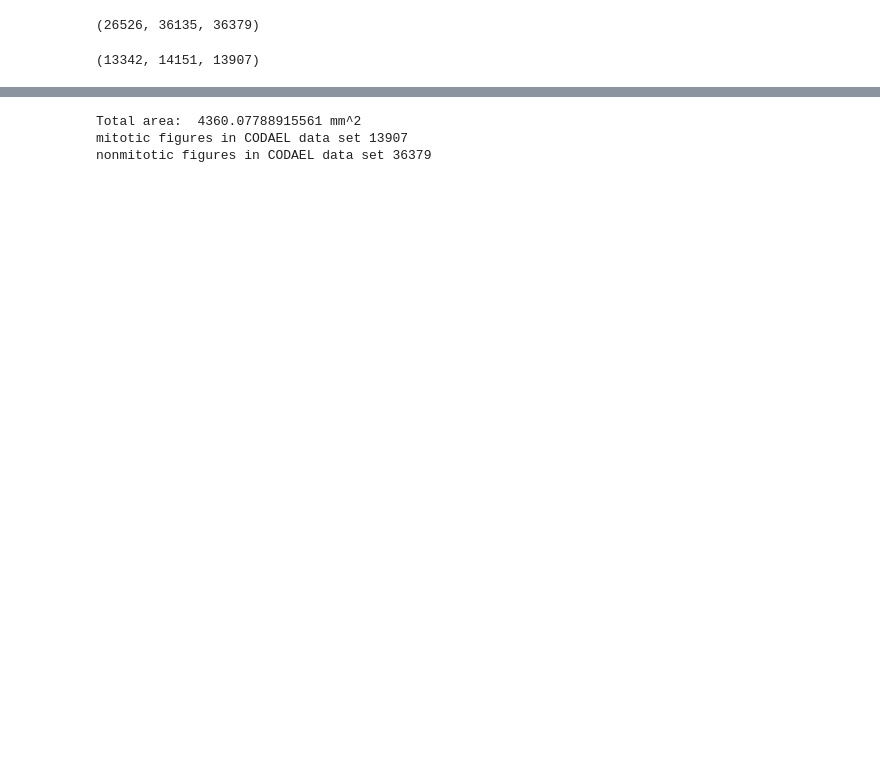
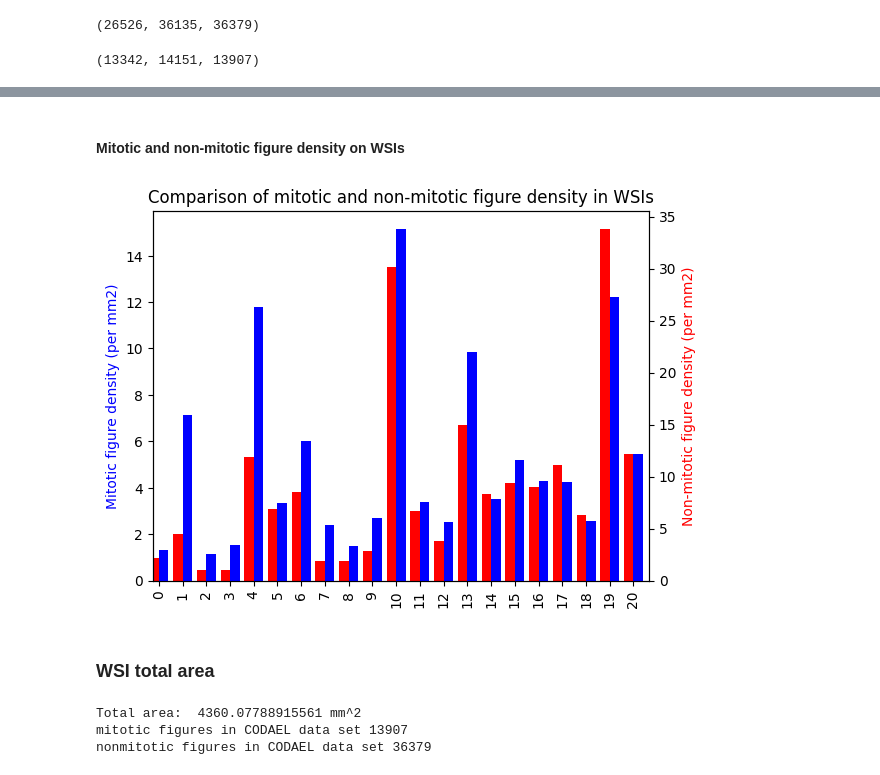
Before and after one commit to chemengage/automated-healthcare, a Jupyter notebook: assignments/week-5-EDA/week-5-EDA.ipynb, the cells around one changed output, grey strips where cells are left out. Cells and saved outputs as stored; diff of their text form; code cells hidden in the pictures; blank space fills up the shorter version.

```diff
--- a/assignments/week-5-EDA/week-5-EDA.ipynb
+++ b/assignments/week-5-EDA/week-5-EDA.ipynb
@@ -160,3 +176,25 @@ totalmit_mel, totalmit_odael, totalmit
+# %% [markdown]
+#### Mitotic and non-mitotic figure density on WSIs
+# %%
+fig = plt.figure() # Create matplotlib figure
+
+ax = fig.add_subplot(111) # Create matplotlib axes
+ax2 = ax.twinx() # Create another axes that shares the same x-axis as ax.
+
+width = 0.4
+
+dfe['MFs density (MFs/mm2)'].plot(kind='bar', color='red', ax=ax, width=width, position=1)
+dfe['Non-mit density (Non-mit/mm2'].plot(kind='bar', color='blue', ax=ax2, width=width, position=0)
+
+ax.set_ylabel('Mitotic figure density (per mm2)', color='blue')
+ax.set_title('Comparison of mitotic and non-mitotic figure density in WSIs')
+ax2.set_ylabel('Non-mitotic figure density (per mm2)', color='red')
+
+plt.show()
+# %% [output]
+[figure, added]
+# %% [markdown]
+### WSI total area
 # %%
 print('Total area: ',totalarea,'mm^2')
 print('mitotic figures in CODAEL data set',totalmit)
```
Also changed, not shown: parts of 13 cells of this notebook.
